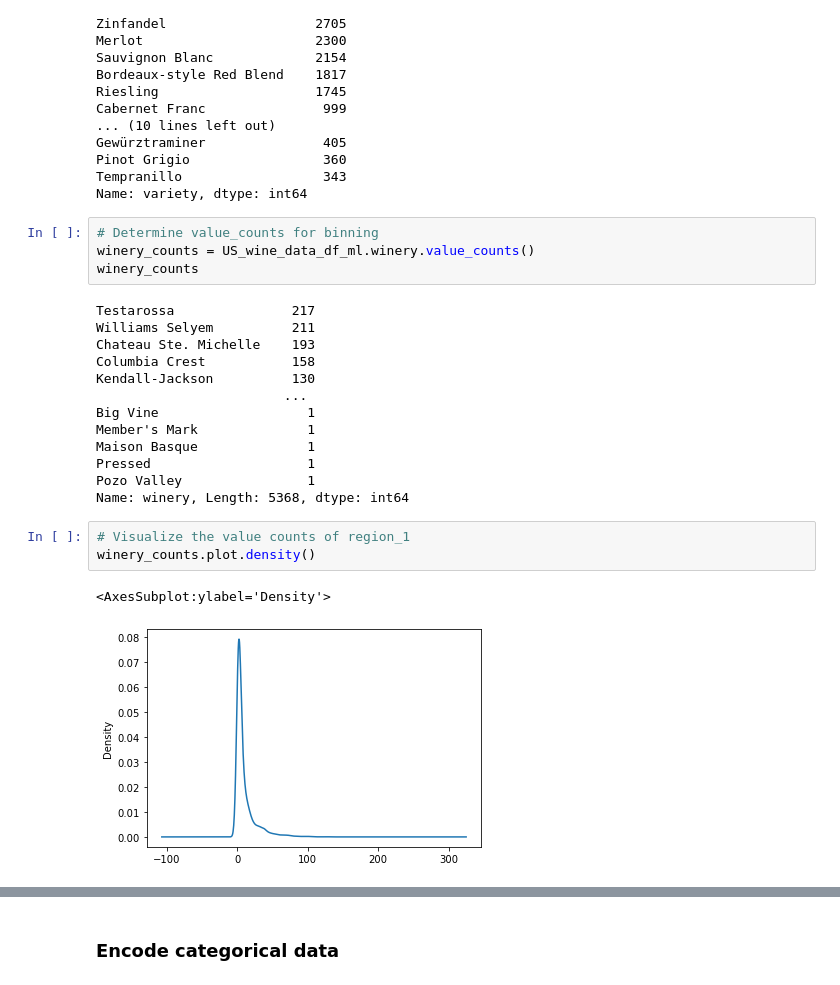
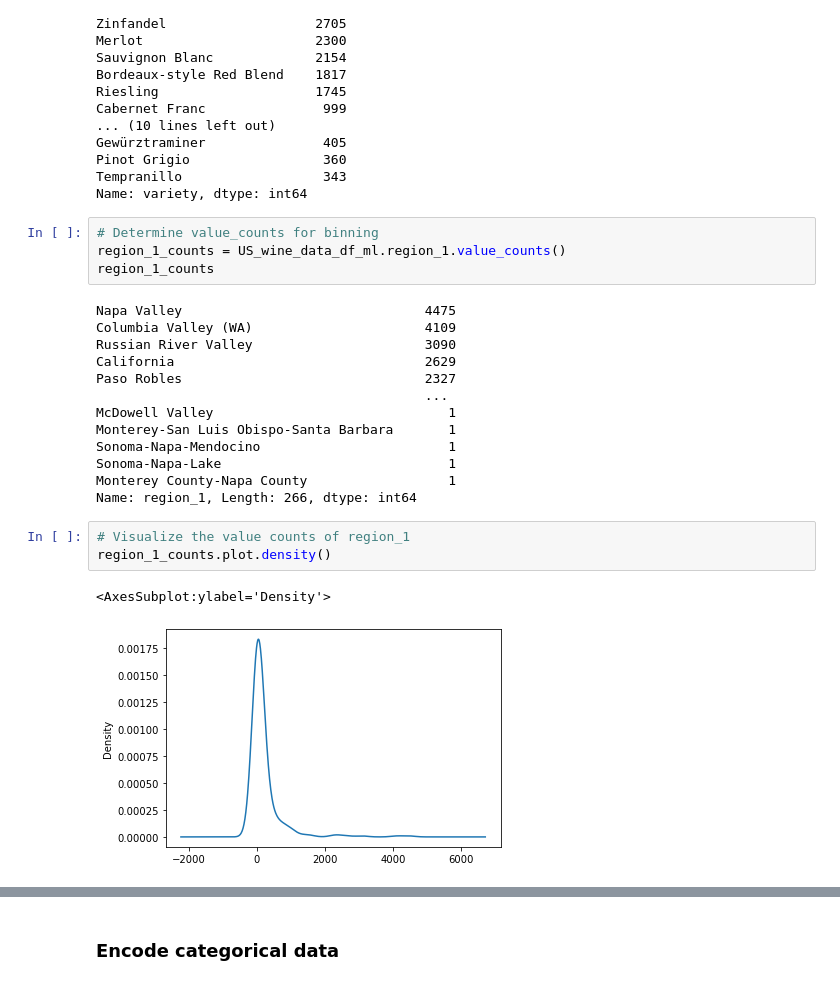
Before and after one commit to rkaysen63/Wine_Enthusiasts, a Jupyter notebook: Roseanne/wine_cleaning.ipynb, the cells around one changed output, grey strips where cells are left out. Saved outputs shown, nothing was run; the diff lists cells and outputs as text.

```diff
--- a/Roseanne/wine_cleaning.ipynb
+++ b/Roseanne/wine_cleaning.ipynb
@@ -327,25 +293,25 @@ Tempranillo                  343
 Name: variety, dtype: int64
 # %%
 # Determine value_counts for binning
-winery_counts = US_wine_data_df_ml.winery.value_counts()
-winery_counts
+region_1_counts = US_wine_data_df_ml.region_1.value_counts()
+region_1_counts
 # %% [output]
-Testarossa               217
-Williams Selyem          211
-Chateau Ste. Michelle    193
-Columbia Crest           158
-Kendall-Jackson          130
-                        ...
-Big Vine                   1
-Member's Mark              1
-Maison Basque              1
-Pressed                    1
-Pozo Valley                1
-Name: winery, Length: 5368, dtype: int64
+Napa Valley                               4475
+Columbia Valley (WA)                      4109
+Russian River Valley                      3090
+California                                2629
+Paso Robles                               2327
+                                          ...
+McDowell Valley                              1
+Monterey-San Luis Obispo-Santa Barbara       1
+Sonoma-Napa-Mendocino                        1
+Sonoma-Napa-Lake                             1
+Monterey County-Napa County                  1
+Name: region_1, Length: 266, dtype: int64
 # %%
 # Visualize the value counts of region_1
-winery_counts.plot.density()
+region_1_counts.plot.density()
 # %% [output]
 <AxesSubplot:ylabel='Density'>
-[figure, old version]
+[figure, new version]
 # %%
```
Also changed, not shown: parts of 26 cells of this notebook.
